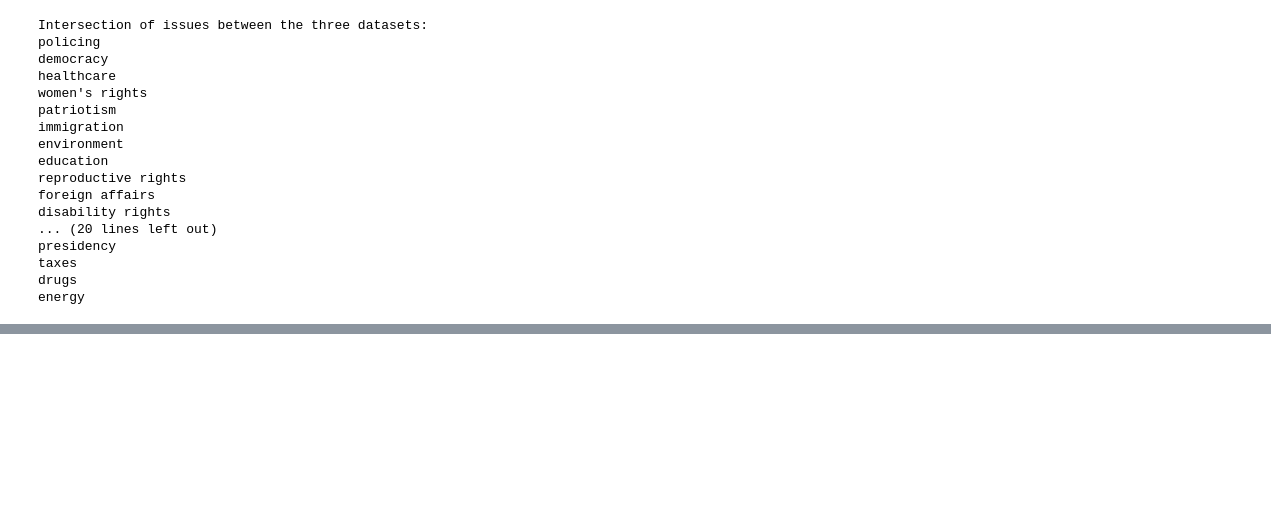
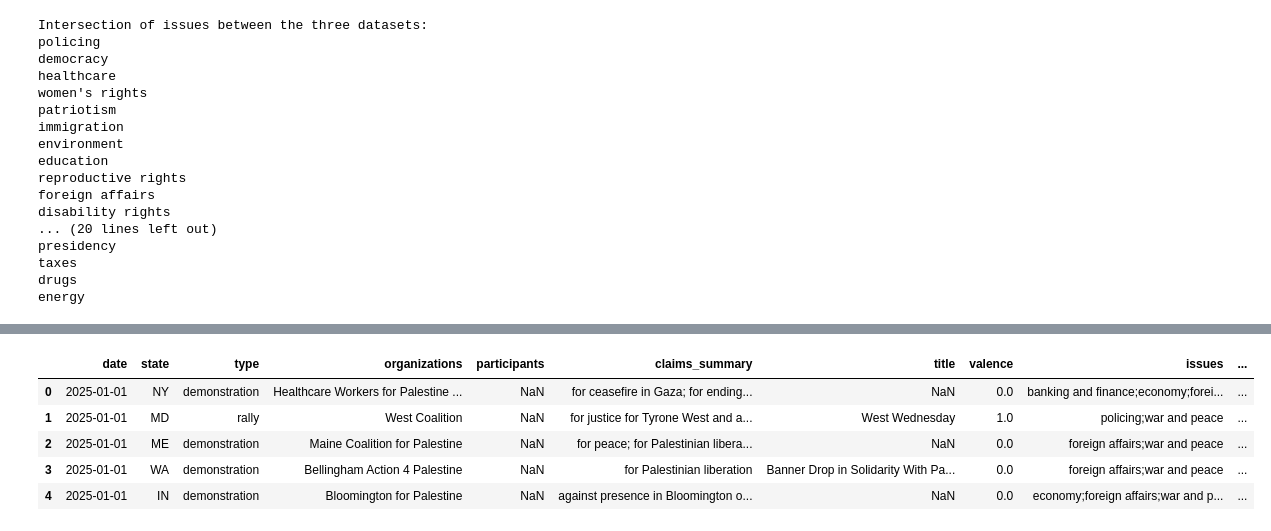
Before and after one commit to pablo-fdz/F-N_hw1, a Jupyter notebook: eda_and_merging_data.ipynb, the cells around one changed output, grey strips where cells are left out. Drawn from its saved outputs; the diff is of its cells as text; code cells hidden in the pictures; blank space fills up the shorter version.

```diff
--- a/eda_and_merging_data.ipynb
+++ b/eda_and_merging_data.ipynb
@@ -289,0 +425,9 @@ Topics:
+# %%
+df3_sel.head()
+# %% [output]
+|  | date | state | type | organizations | participants | claims_summary | title | valence | issues | ... |
+| 0 | 2025-01-01 | NY | demonstration | Healthcare Workers for Palestine ... | NaN | for ceasefire in Gaza; for ending... | NaN | 0.0 | banking and finance;economy;forei... | ... |
+| 1 | 2025-01-01 | MD | rally | West Coalition | NaN | for justice for Tyrone West and a... | West Wednesday | 1.0 | policing;war and peace | ... |
+| 2 | 2025-01-01 | ME | demonstration | Maine Coalition for Palestine | NaN | for peace; for Palestinian libera... | NaN | 0.0 | foreign affairs;war and peace | ... |
+| 3 | 2025-01-01 | WA | demonstration | Bellingham Action 4 Palestine | NaN | for Palestinian liberation | Banner Drop in Solidarity With Pa... | 0.0 | foreign affairs;war and peace | ... |
+| 4 | 2025-01-01 | IN | demonstration | Bloomington for Palestine | NaN | against presence in Bloomington o... | NaN | 0.0 | economy;foreign affairs;war and p... | ... |
```
Also changed, not shown: parts of 17 cells of this notebook, 1 other file.
